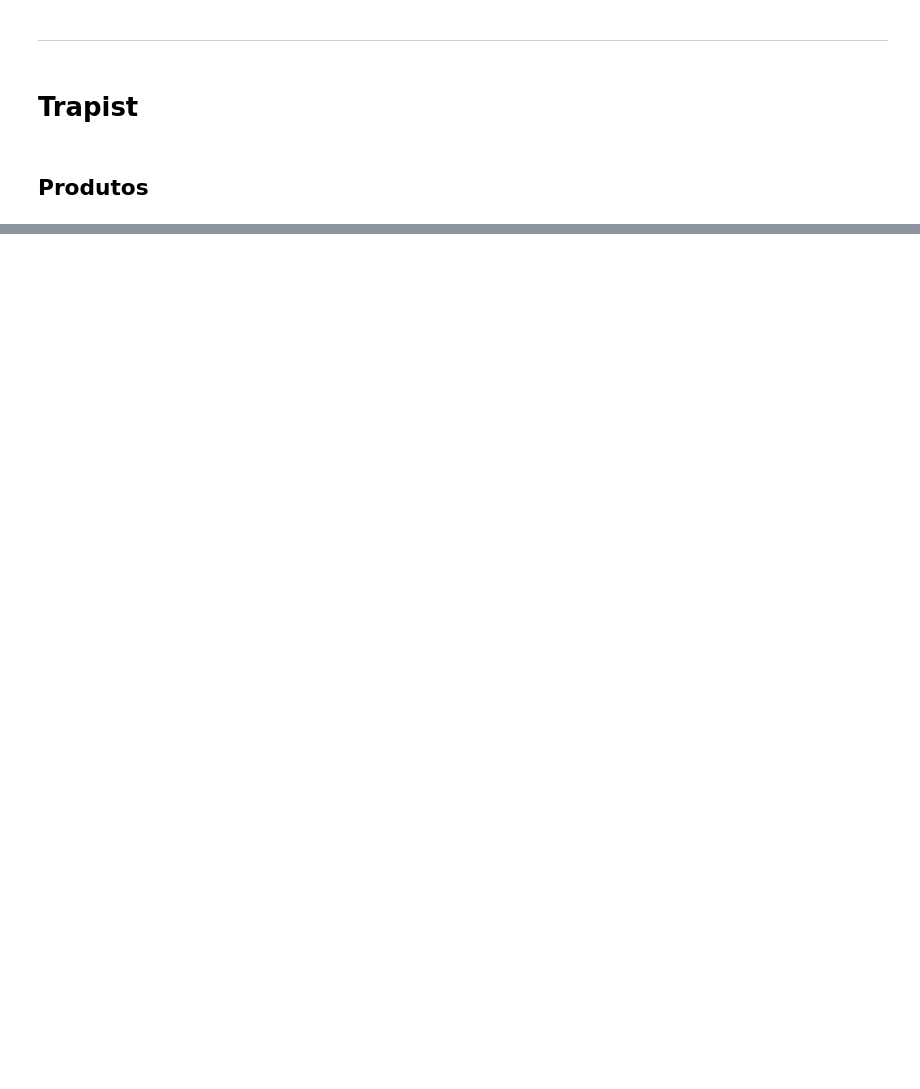
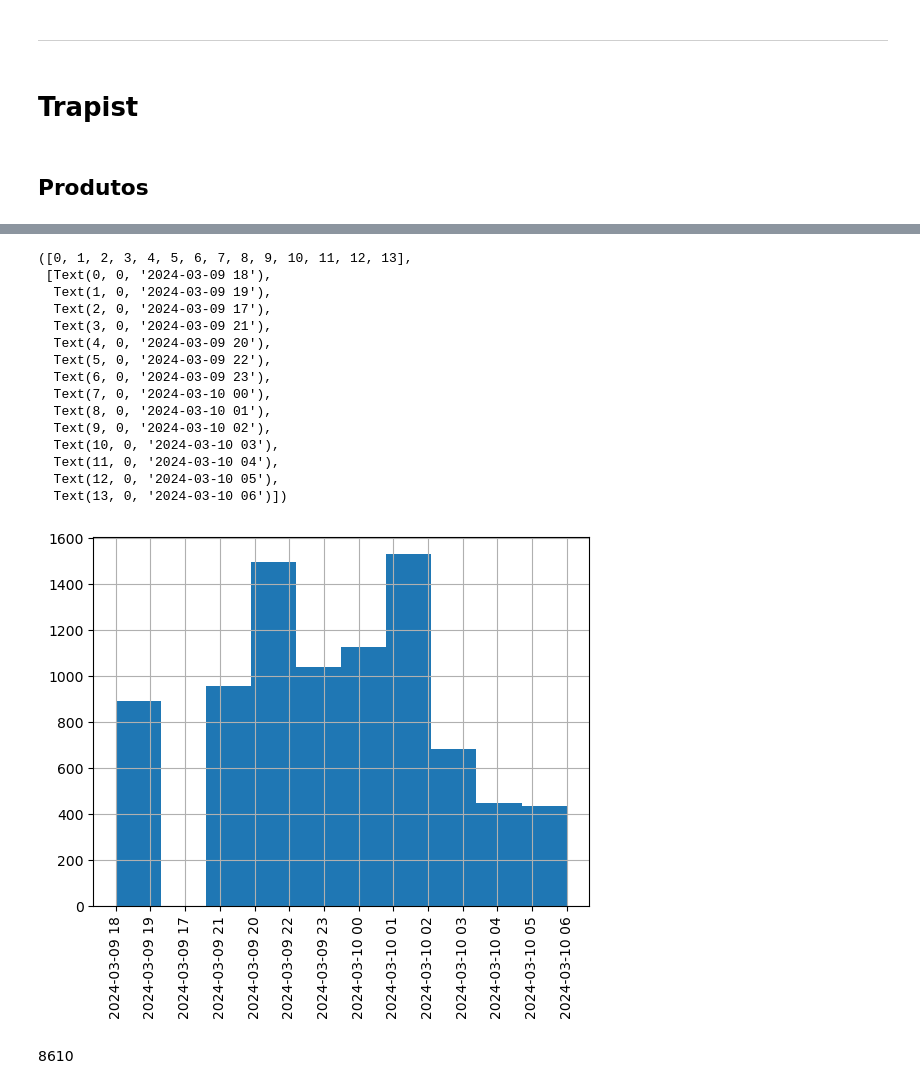
Before and after one commit to mateusono1/CB-Produ-es, a Jupyter notebook: API_ZIG.ipynb, the cells around one changed output, grey strips where cells are left out. Cells and saved outputs as stored; diff of their text form; code cells hidden in the pictures; blank space fills up the shorter version.

```diff
--- a/API_ZIG.ipynb
+++ b/API_ZIG.ipynb
@@ -270 +164,5 @@ produtos
+# %%
+todos_produtos=pd.DataFrame()
+todos_faturamentos=pd.DataFrame()
+todas_recargas=pd.DataFrame()
 # %%
@@ -450,0 +343,22 @@ recarga
+# %%
+todas_recargas["Dia + Hora"].hist()
+plt.xticks(rotation=90)
+# %% [output]
+([0, 1, 2, 3, 4, 5, 6, 7, 8, 9, 10, 11, 12, 13],
+ [Text(0, 0, '2024-03-09 18'),
+  Text(1, 0, '2024-03-09 19'),
+  Text(2, 0, '2024-03-09 17'),
+  Text(3, 0, '2024-03-09 21'),
+  Text(4, 0, '2024-03-09 20'),
+  Text(5, 0, '2024-03-09 22'),
+  Text(6, 0, '2024-03-09 23'),
+  Text(7, 0, '2024-03-10 00'),
+  Text(8, 0, '2024-03-10 01'),
+  Text(9, 0, '2024-03-10 02'),
+  Text(10, 0, '2024-03-10 03'),
+  Text(11, 0, '2024-03-10 04'),
+  Text(12, 0, '2024-03-10 05'),
+  Text(13, 0, '2024-03-10 06')])
+[figure, added]
+# %% [markdown]
+8610
```
Also changed, not shown: parts of 18 cells of this notebook.
